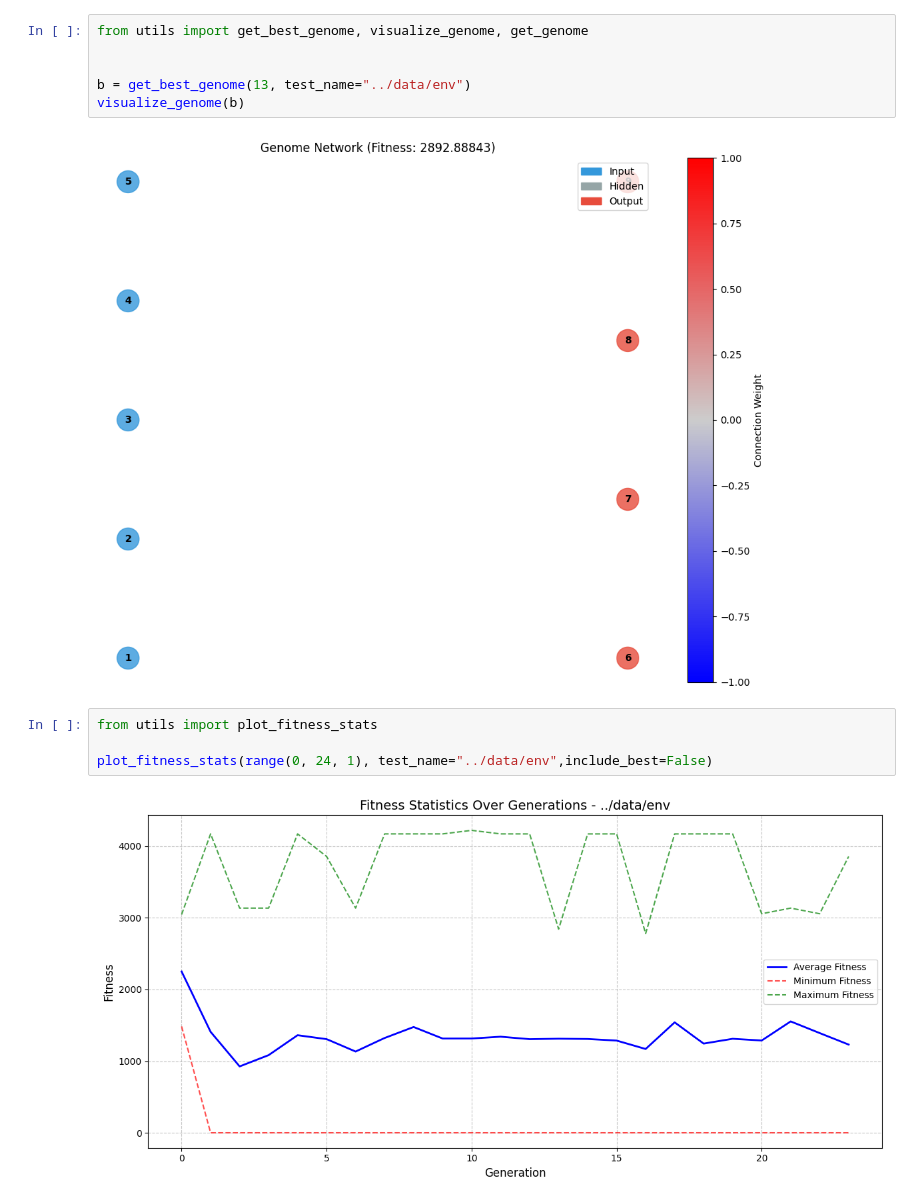
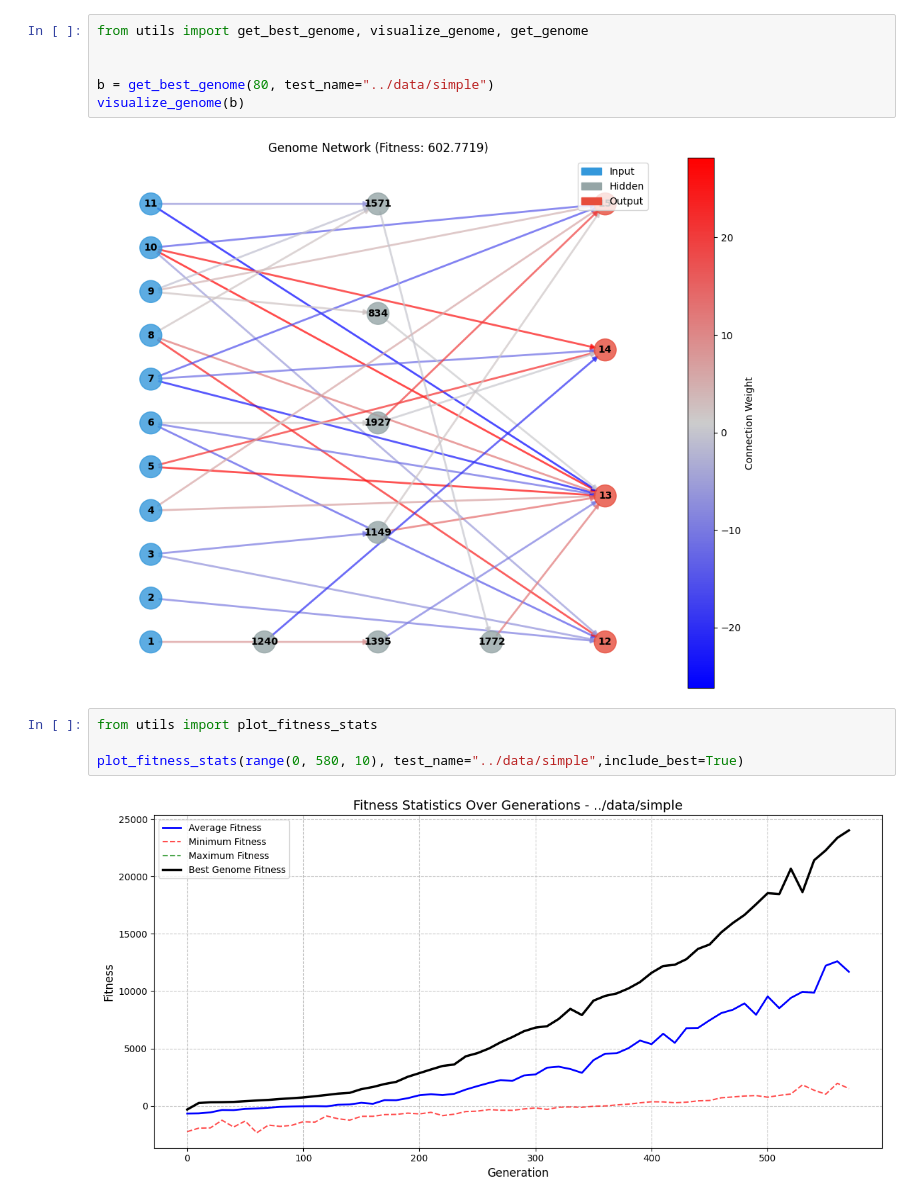
Before and after one commit to St0pien/rocket-learning, a Jupyter notebook: Tools/test.ipynb, the cells around one changed output. Cells and saved outputs as stored; diff of their text form.

```diff
--- a/Tools/test.ipynb
+++ b/Tools/test.ipynb
@@ -1,17 +1,17 @@
 # %%
 from utils import get_best_genome, visualize_genome, get_genome
 
 
-b = get_best_genome(13, test_name="../data/env")
+b = get_best_genome(80, test_name="../data/simple")
 visualize_genome(b)
 # %% [output]
-[figure, old version]
+[figure, new version]
 # %%
 from utils import plot_fitness_stats
 
-plot_fitness_stats(range(0, 24, 1), test_name="../data/env",include_best=False)
+plot_fitness_stats(range(0, 580, 10), test_name="../data/simple",include_best=True)
 # %% [output]
-[figure, old version]
+[figure, new version]
 # %%
 from utils import plot_species_count
 
```
Also changed, not shown: parts of 1 cell of this notebook, 9 other files.
